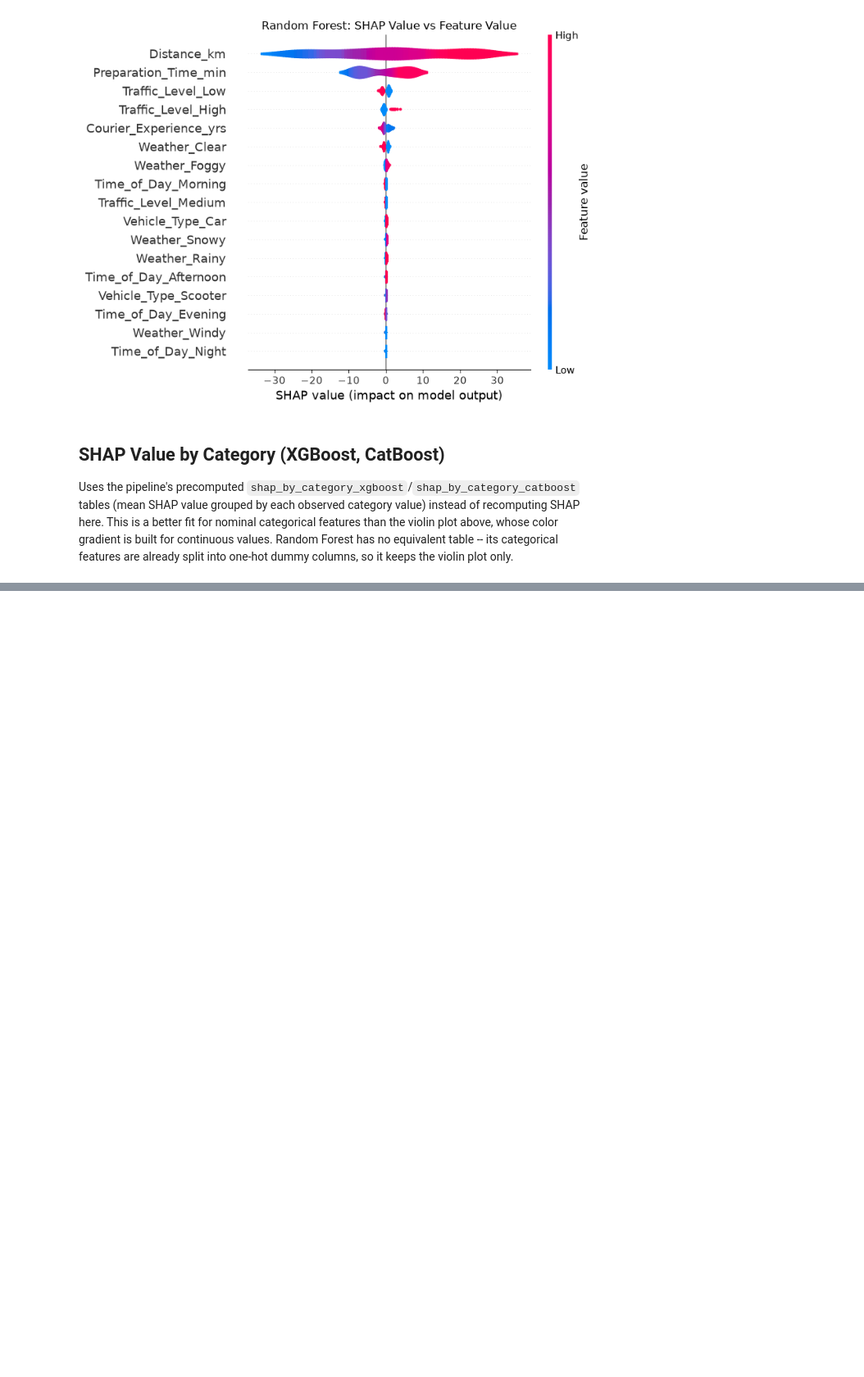
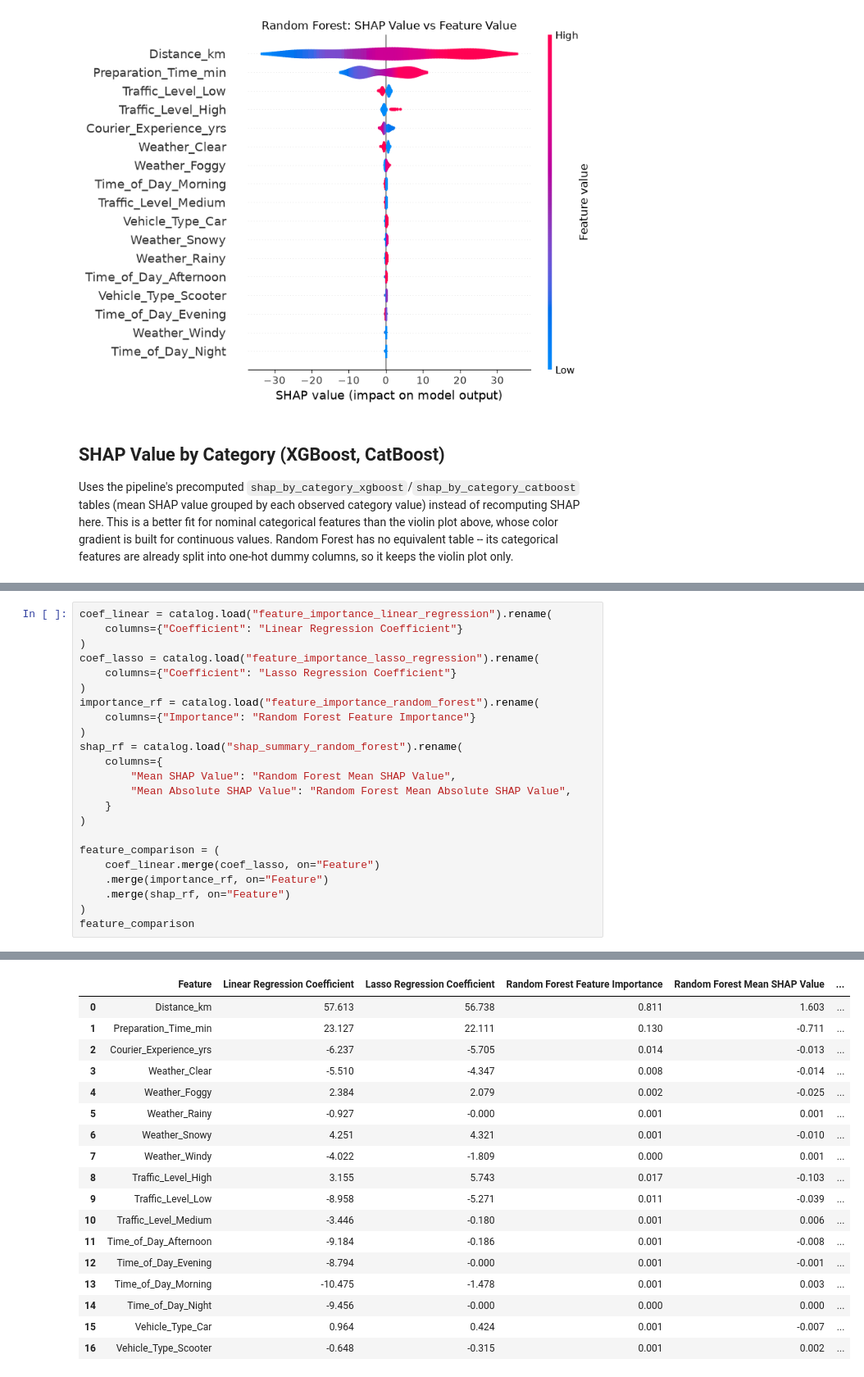
Before and after one commit to dherrera507161/dh-food-delivery-time, a Jupyter notebook: model_pipeline/notebooks/model_reporting.ipynb, the cells around one changed output, grey strips where cells are left out. Shown at 82% size. Drawn from its saved outputs; the diff is of its cells as text; blank space fills up the shorter version.

```diff
--- a/model_pipeline/notebooks/model_reporting.ipynb
+++ b/model_pipeline/notebooks/model_reporting.ipynb
@@ -137,0 +147,24 @@ for model_name, dataset_name in category_shap_tables.items():
+# %%
+coef_linear = catalog.load("feature_importance_linear_regression").rename(
+    columns={"Coefficient": "Linear Regression Coefficient"}
+)
+coef_lasso = catalog.load("feature_importance_lasso_regression").rename(
+    columns={"Coefficient": "Lasso Regression Coefficient"}
+)
+importance_rf = catalog.load("feature_importance_random_forest").rename(
+    columns={"Importance": "Random Forest Feature Importance"}
+)
+shap_rf = catalog.load("shap_summary_random_forest").rename(
+    columns={
+        "Mean SHAP Value": "Random Forest Mean SHAP Value",
+        "Mean Absolute SHAP Value": "Random Forest Mean Absolute SHAP Value",
+    }
+)
+
+feature_comparison = (
+    coef_linear.merge(coef_lasso, on="Feature")
+    .merge(importance_rf, on="Feature")
+    .merge(shap_rf, on="Feature")
+)
+feature_comparison
+# %% [output]
@@ -137,0 +179,18 @@ for model_name, dataset_name in category_shap_tables.items():
+|  | Feature | Linear Regression Coefficient | Lasso Regression Coefficient | Random Forest Feature Importance | Random Forest Mean SHAP Value | ... |
+| 0 | Distance_km | 57.613 | 56.738 | 0.811 | 1.603 | ... |
+| 1 | Preparation_Time_min | 23.127 | 22.111 | 0.130 | -0.711 | ... |
+| 2 | Courier_Experience_yrs | -6.237 | -5.705 | 0.014 | -0.013 | ... |
+| 3 | Weather_Clear | -5.510 | -4.347 | 0.008 | -0.014 | ... |
+| 4 | Weather_Foggy | 2.384 | 2.079 | 0.002 | -0.025 | ... |
+| 5 | Weather_Rainy | -0.927 | -0.000 | 0.001 | 0.001 | ... |
+| 6 | Weather_Snowy | 4.251 | 4.321 | 0.001 | -0.010 | ... |
+| 7 | Weather_Windy | -4.022 | -1.809 | 0.000 | 0.001 | ... |
+| 8 | Traffic_Level_High | 3.155 | 5.743 | 0.017 | -0.103 | ... |
+| 9 | Traffic_Level_Low | -8.958 | -5.271 | 0.011 | -0.039 | ... |
+| 10 | Traffic_Level_Medium | -3.446 | -0.180 | 0.001 | 0.006 | ... |
+| 11 | Time_of_Day_Afternoon | -9.184 | -0.186 | 0.001 | -0.008 | ... |
+| 12 | Time_of_Day_Evening | -8.794 | -0.000 | 0.001 | -0.001 | ... |
+| 13 | Time_of_Day_Morning | -10.475 | -1.478 | 0.001 | 0.003 | ... |
+| 14 | Time_of_Day_Night | -9.456 | -0.000 | 0.000 | 0.000 | ... |
+| 15 | Vehicle_Type_Car | 0.964 | 0.424 | 0.001 | -0.007 | ... |
+| 16 | Vehicle_Type_Scooter | -0.648 | -0.315 | 0.001 | 0.002 | ... |
```
Also changed, not shown: parts of 6 cells of this notebook, 3 other files.
